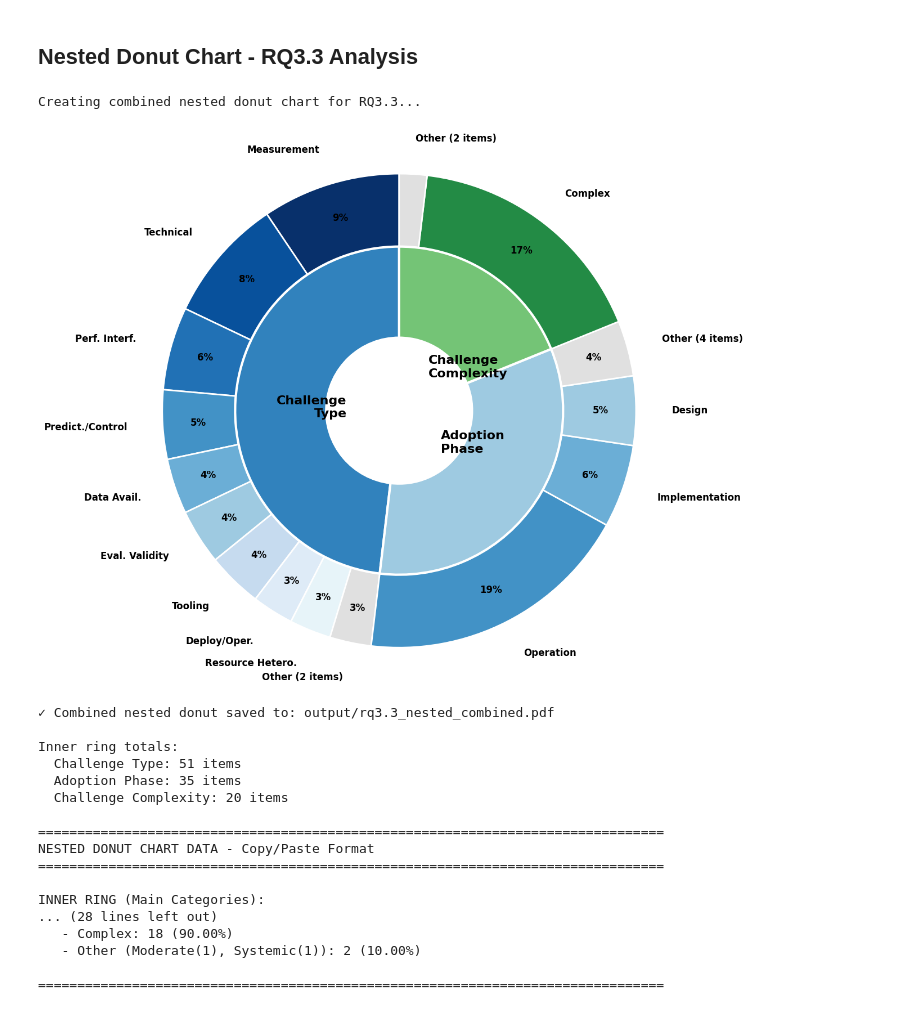
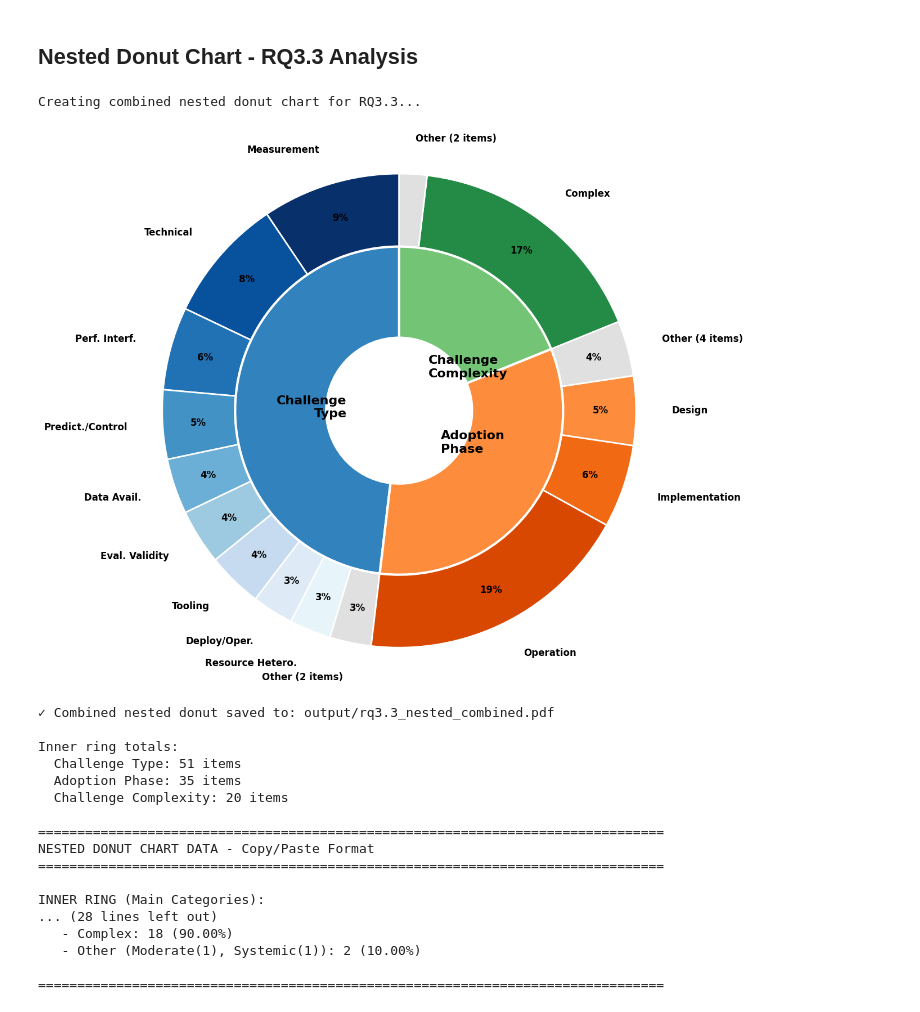
Before and after one commit to eoanodea/slr, a Jupyter notebook: 6-data-visualisation/rq3/rq3.3.generate.ipynb, the cells around one changed output. Saved outputs shown, nothing was run; the diff lists cells and outputs as text; code cells hidden in the pictures.

```diff
--- a/6-data-visualisation/rq3/rq3.3.generate.ipynb
+++ b/6-data-visualisation/rq3/rq3.3.generate.ipynb
@@ -16,7 +16,7 @@ print("Creating combined nested donut chart for RQ3.3...")
 # Inner ring: three main categories
 inner_labels = ['Challenge\nType', 'Adoption\nPhase', 'Challenge\nComplexity']
 inner_sizes = [51, 35, 20]  # Total counts for each category
-inner_colors = ['#3182bd', '#9ecae1', '#74c476']
+inner_colors = ['#3182bd', '#fd8d3c', '#74c476']
 
 # Outer ring: Items with >=3 occurrences + Other (simplified for academic paper)
 outer_labels = (
@@ -40,12 +40,12 @@ outer_sizes = (
 
 # Colors for outer ring - gradient within each category
 outer_colors = (
-    # ChallengeType - blue gradient (10 colors)
+    # ChallengeType - blue gradient (10 colors, darker to lighter)
     ['#08306b', '#08519c', '#2171b5', '#4292c6', '#6baed6', '#9ecae1',
      '#c6dbef', '#deebf7', '#e7f4f9', '#e0e0e0'] +
-    # AdoptionPhase - light blue gradient (4 colors)
-    ['#4292c6', '#6baed6', '#9ecae1', '#e0e0e0'] +
-    # ChallengeComplexity - green gradient (2 colors)
+    # AdoptionPhase - orange gradient (4 colors, darker to lighter)
+    ['#d94801', '#f16913', '#fd8d3c', '#e0e0e0'] +
+    # ChallengeComplexity - green gradient (2 colors, darker to lighter)
     ['#238b45', '#e0e0e0']
 )
 
@@ -106,34 +106,34 @@ for label, size in zip(inner_labels, inner_sizes):
 print("\n\nOUTER RING (Subcategories by Main Category):")
 print("-" * 40)
 
 print("\n1. CHALLENGE TYPE (51 items total - Items ≥3 + Other):")
 ct_labels = ['Measurement', 'Technical', 'Performance Interference', 'Predictability/Control',
              'Data Availability', 'Evaluation Validity', 'Tooling', 'Deployment/Operational',
              'Resource Heterogeneity', 'Other (Organizational(2), Programmability(1))']
 ct_sizes = [10, 9, 6, 5, 4, 4, 4, 3, 3, 3]
 for label, size in zip(ct_labels, ct_sizes):
     pct = (size / 51) * 100
     print(f"   - {label}: {size} ({pct:.2f}%)")
 
 print("\n2. ADOPTION PHASE (35 items total - Items ≥5 + Other):")
 ap_labels = ['Operation', 'Implementation', 'Design',
              'Other (Deployment(1), Evaluation(1), Planning(1), Production(1))']
 ap_sizes = [20, 6, 5, 4]
 for label, size in zip(ap_labels, ap_sizes):
     pct = (size / 35) * 100
     print(f"   - {label}: {size} ({pct:.2f}%)")
 
 print("\n3. CHALLENGE COMPLEXITY (20 items total - Items ≥3 + Other):")
 cc_labels = ['Complex', 'Other (Moderate(1), Systemic(1))']
 cc_sizes = [18, 2]
 for label, size in zip(cc_labels, cc_sizes):
     pct = (size / 20) * 100
     print(f"   - {label}: {size} ({pct:.2f}%)")
 
 print("\n" + "="*80)
 # %% [output]
 Creating combined nested donut chart for RQ3.3...
-[figure, old version]
+[figure, new version]
 ✓ Combined nested donut saved to: output/rq3.3_nested_combined.pdf
 
 Inner ring totals:
```
Also changed, not shown: 25 other files.
